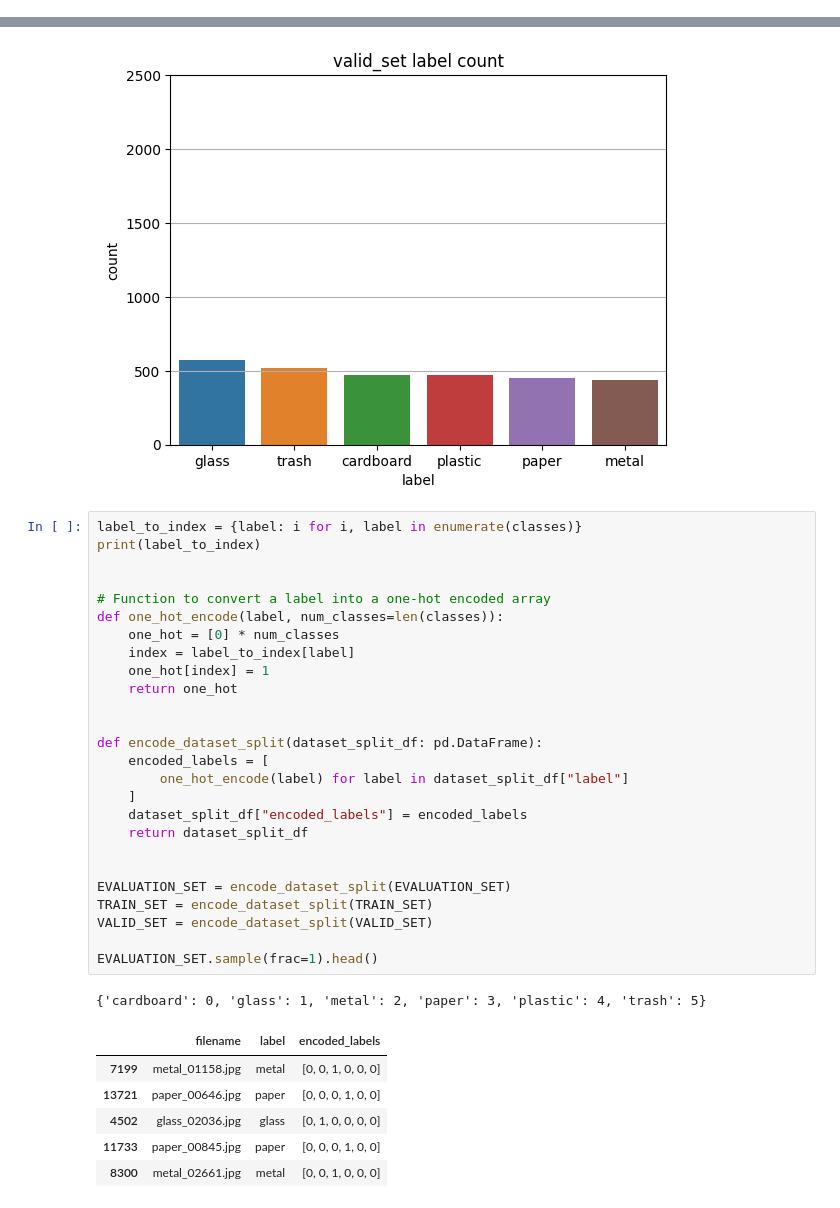
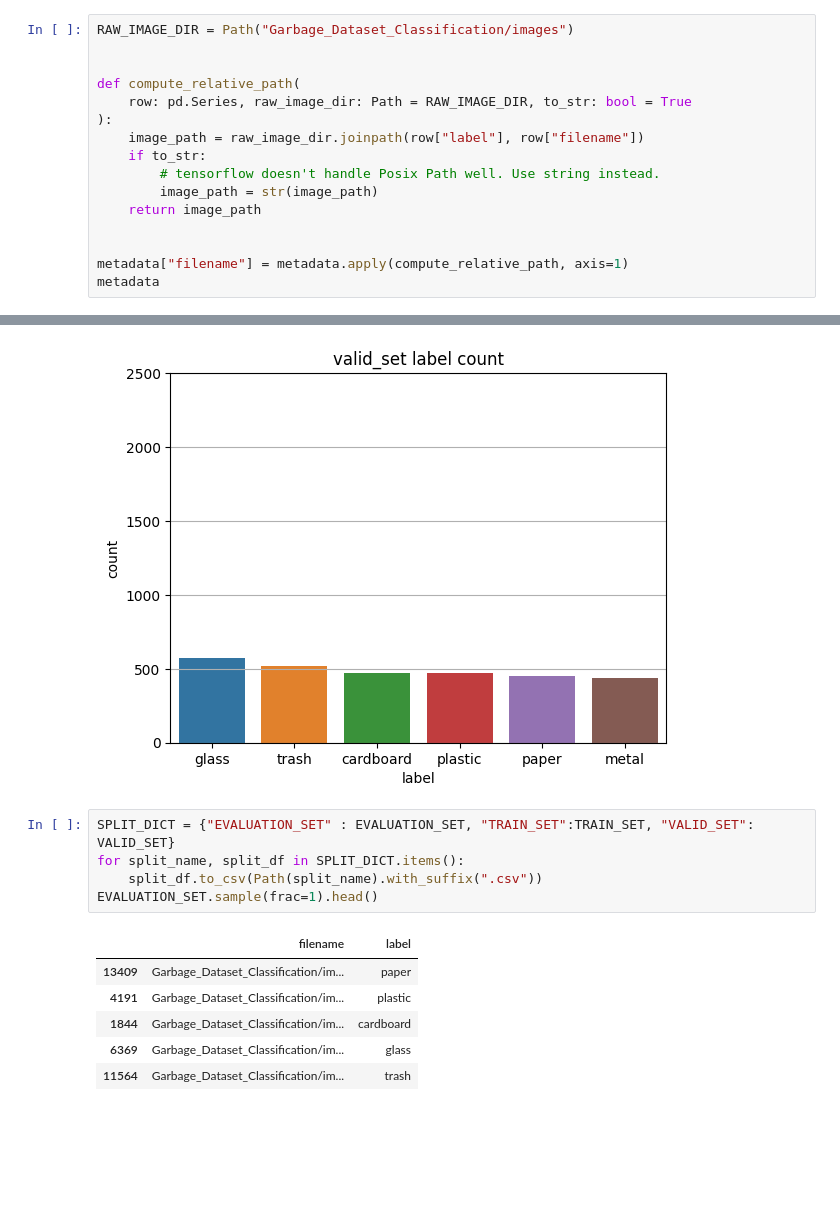
Before and after one commit to A-Francoise/garbage_classification, a Jupyter notebook: garbage_classification.ipynb, the cells around one changed output, grey strips where cells are left out. Drawn from its saved outputs; the diff is of its cells as text; blank space fills up the shorter version.

Commit message:
fix: garbage_classification.ipynb

```diff
--- a/garbage_classification.ipynb
+++ b/garbage_classification.ipynb
@@ -60,2 +58,18 @@ classes
 # %% [output]
 ['cardboard', 'glass', 'metal', 'paper', 'plastic', 'trash']
+# %%
+RAW_IMAGE_DIR = Path("Garbage_Dataset_Classification/images")
+
+
+def compute_relative_path(
+    row: pd.Series, raw_image_dir: Path = RAW_IMAGE_DIR, to_str: bool = True
+):
+    image_path = raw_image_dir.joinpath(row["label"], row["filename"])
+    if to_str:
+        # tensorflow doesn't handle Posix Path well. Use string instead.
+        image_path = str(image_path)
+    return image_path
+
+
+metadata["filename"] = metadata.apply(compute_relative_path, axis=1)
+metadata
@@ -154,37 +182,15 @@ Name: count, dtype: int64
 [figure]
 [figure]
 # %%
-label_to_index = {label: i for i, label in enumerate(classes)}
-print(label_to_index)
-
-
-# Function to convert a label into a one-hot encoded array
-def one_hot_encode(label, num_classes=len(classes)):
-    one_hot = [0] * num_classes
-    index = label_to_index[label]
-    one_hot[index] = 1
-    return one_hot
-
-
-def encode_dataset_split(dataset_split_df: pd.DataFrame):
-    encoded_labels = [
-        one_hot_encode(label) for label in dataset_split_df["label"]
-    ]
-    dataset_split_df["encoded_labels"] = encoded_labels
-    return dataset_split_df
-
-
-EVALUATION_SET = encode_dataset_split(EVALUATION_SET)
-TRAIN_SET = encode_dataset_split(TRAIN_SET)
-VALID_SET = encode_dataset_split(VALID_SET)
-
+SPLIT_DICT = {"EVALUATION_SET" : EVALUATION_SET, "TRAIN_SET":TRAIN_SET, "VALID_SET": VALID_SET}
+for split_name, split_df in SPLIT_DICT.items():
+    split_df.to_csv(Path(split_name).with_suffix(".csv"))
 EVALUATION_SET.sample(frac=1).head()
 # %% [output]
-{'cardboard': 0, 'glass': 1, 'metal': 2, 'paper': 3, 'plastic': 4, 'trash': 5}
-|  | filename | label | encoded_labels |
-| 7199 | metal_01158.jpg | metal | [0, 0, 1, 0, 0, 0] |
-| 13721 | paper_00646.jpg | paper | [0, 0, 0, 1, 0, 0] |
-| 4502 | glass_02036.jpg | glass | [0, 1, 0, 0, 0, 0] |
-| 11733 | paper_00845.jpg | paper | [0, 0, 0, 1, 0, 0] |
-| 8300 | metal_02661.jpg | metal | [0, 0, 1, 0, 0, 0] |
+|  | filename | label |
+| 13409 | Garbage_Dataset_Classification/im... | paper |
+| 4191 | Garbage_Dataset_Classification/im... | plastic |
+| 1844 | Garbage_Dataset_Classification/im... | cardboard |
+| 6369 | Garbage_Dataset_Classification/im... | glass |
+| 11564 | Garbage_Dataset_Classification/im... | trash |
 # %%
```
Also changed, not shown: parts of 10 cells of this notebook.
